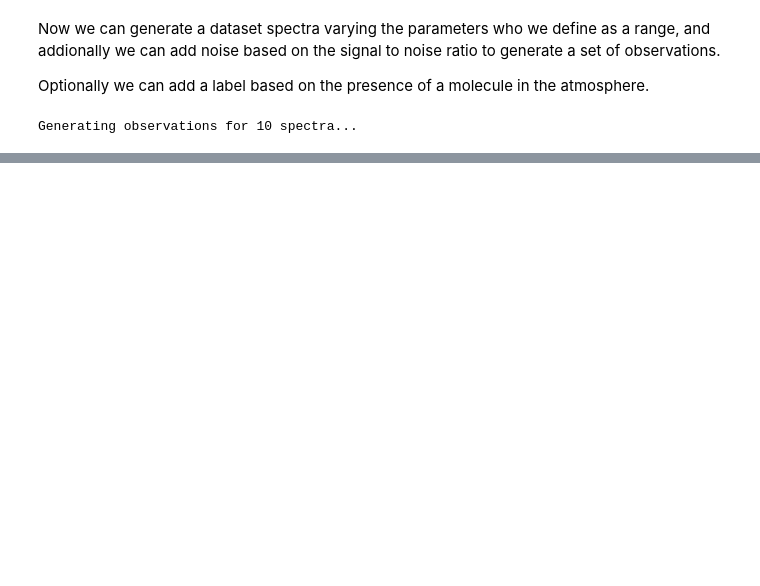
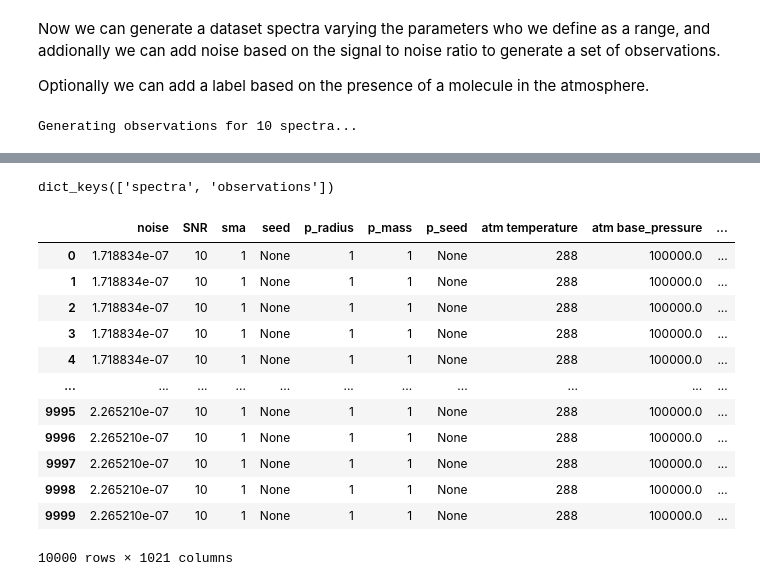
Before and after one commit to D4san/MultiREx-public, a Jupyter notebook: dev/attic/example.ipynb, the cells around one changed output, grey strips where cells are left out. Saved outputs shown, nothing was run; the diff lists cells and outputs as text; code cells hidden in the pictures; blank space fills up the shorter version.

```diff
--- a/dev/attic/example.ipynb
+++ b/dev/attic/example.ipynb
@@ -90,0 +73,20 @@ list(obs.columns)
+# %%
+result.keys()
+# %% [output]
+dict_keys(['spectra', 'observations'])
+# %%
+result['observations']
+# %% [output]
+|  | noise | SNR | sma | seed | p_radius | p_mass | p_seed | atm temperature | atm base_pressure | ... |
+| 0 | 1.718834e-07 | 10 | 1 | None | 1 | 1 | None | 288 | 100000.0 | ... |
+| 1 | 1.718834e-07 | 10 | 1 | None | 1 | 1 | None | 288 | 100000.0 | ... |
+| 2 | 1.718834e-07 | 10 | 1 | None | 1 | 1 | None | 288 | 100000.0 | ... |
+| 3 | 1.718834e-07 | 10 | 1 | None | 1 | 1 | None | 288 | 100000.0 | ... |
+| 4 | 1.718834e-07 | 10 | 1 | None | 1 | 1 | None | 288 | 100000.0 | ... |
+| ... | ... | ... | ... | ... | ... | ... | ... | ... | ... | ... |
+| 9995 | 2.265210e-07 | 10 | 1 | None | 1 | 1 | None | 288 | 100000.0 | ... |
+| 9996 | 2.265210e-07 | 10 | 1 | None | 1 | 1 | None | 288 | 100000.0 | ... |
+| 9997 | 2.265210e-07 | 10 | 1 | None | 1 | 1 | None | 288 | 100000.0 | ... |
+| 9998 | 2.265210e-07 | 10 | 1 | None | 1 | 1 | None | 288 | 100000.0 | ... |
+| 9999 | 2.265210e-07 | 10 | 1 | None | 1 | 1 | None | 288 | 100000.0 | ... |
+10000 rows × 1021 columns
```
Also changed, not shown: parts of 12 cells of this notebook, 12 other files.
